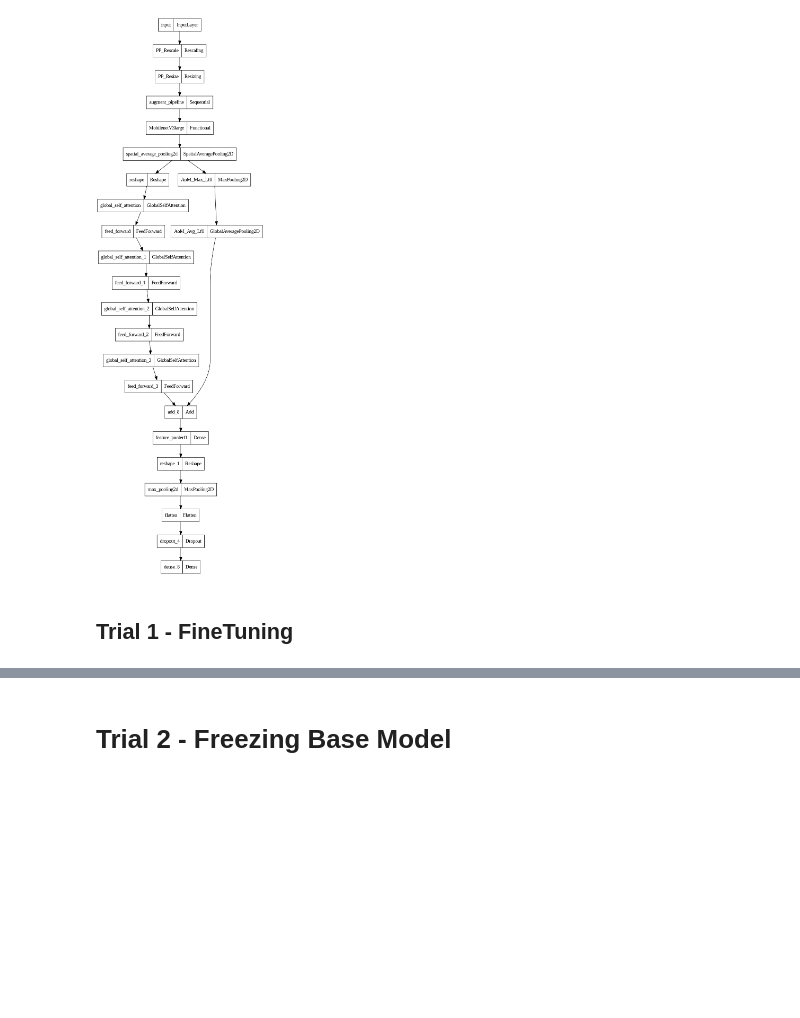
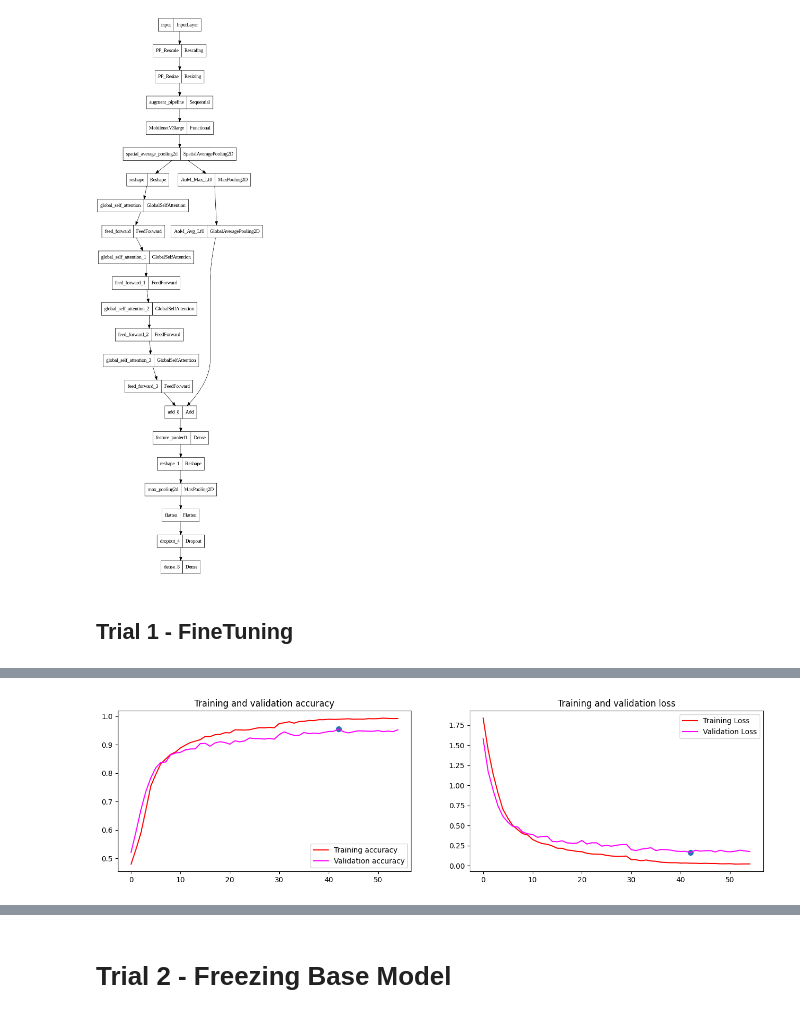
Before and after one commit to RayGone/DeepWeeds, a Jupyter notebook: MobileNet/V3/SelfAttention-Fusion.ipynb, the cells around one changed output, grey strips where cells are left out. Drawn from its saved outputs; the diff is of its cells as text; code cells hidden in the pictures; blank space fills up the shorter version.

```diff
--- a/MobileNet/V3/SelfAttention-Fusion.ipynb
+++ b/MobileNet/V3/SelfAttention-Fusion.ipynb
@@ -763,7 +763,7 @@ history1 = model.fit(
       train_generator,
       epochs=EPOCHS,
       validation_data=validation_generator,
-      callbacks=[warmup, early_stopping, reduce_lr],
+      callbacks=[warmup, reduce_lr, early_stopping],
     )
 
 print("Saving the Model")
@@ -791,0 +792 @@ Epoch 65/100
+[figure, added]
```
Also changed, not shown: parts of 8 cells of this notebook.
